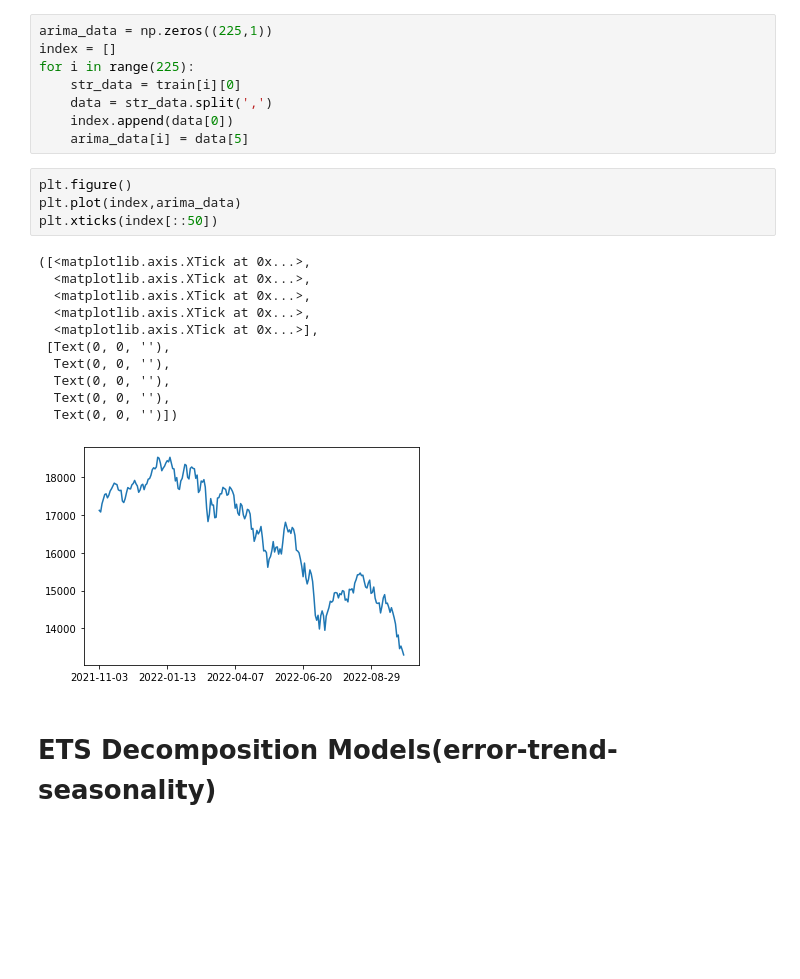
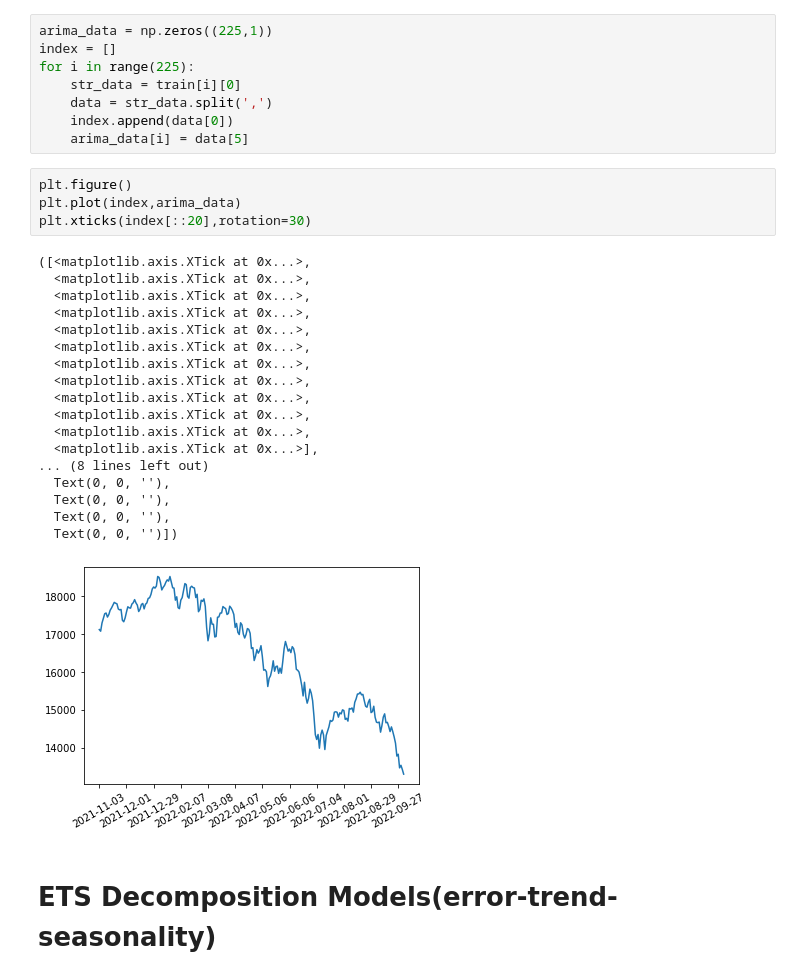
Before and after one commit to HarryLin46/Data-Science_HW3, a Jupyter notebook: HW3 data/hw3-p3.ipynb, the cells around one changed output. Saved outputs shown, nothing was run; the diff lists cells and outputs as text; blank space fills up the shorter version.

```diff
--- a/HW3 data/hw3-p3.ipynb
+++ b/HW3 data/hw3-p3.ipynb
@@ -70,19 +70,26 @@ for i in range(225):
 # %%
 plt.figure()
 plt.plot(index,arima_data)
-plt.xticks(index[::50])
+plt.xticks(index[::20],rotation=30)
 # %% [output]
 ([<matplotlib.axis.XTick at 0x...>,
   <matplotlib.axis.XTick at 0x...>,
   <matplotlib.axis.XTick at 0x...>,
   <matplotlib.axis.XTick at 0x...>,
+  <matplotlib.axis.XTick at 0x...>,
+  <matplotlib.axis.XTick at 0x...>,
+  <matplotlib.axis.XTick at 0x...>,
+  <matplotlib.axis.XTick at 0x...>,
+  <matplotlib.axis.XTick at 0x...>,
+  <matplotlib.axis.XTick at 0x...>,
+  <matplotlib.axis.XTick at 0x...>,
   <matplotlib.axis.XTick at 0x...>],
- [Text(0, 0, ''),
+... (8 lines left out)
   Text(0, 0, ''),
   Text(0, 0, ''),
   Text(0, 0, ''),
   Text(0, 0, '')])
-[figure, old version]
+[figure, new version]
 # %% [markdown]
 # ETS Decomposition Models(error-trend-seasonality)
 # %%
```
Also changed, not shown: parts of 42 cells of this notebook, 37 other files.
